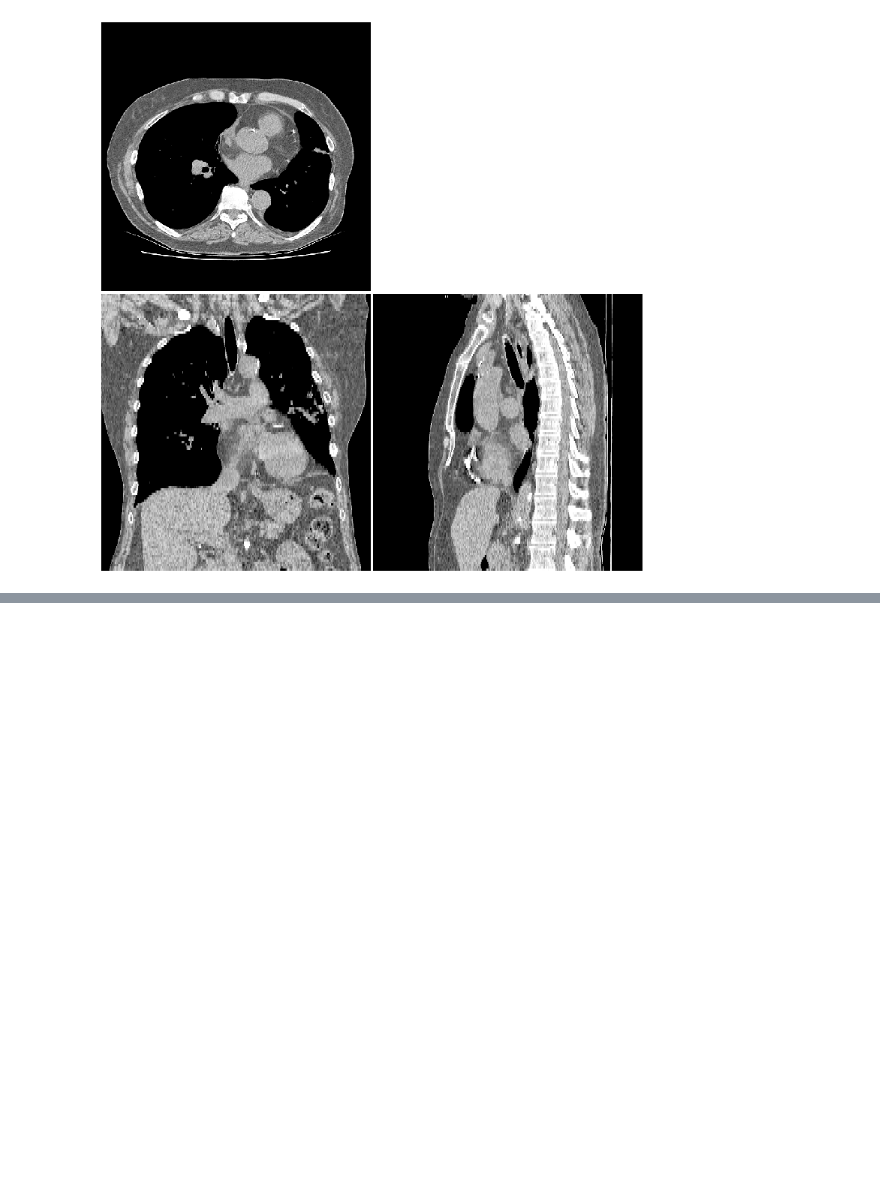
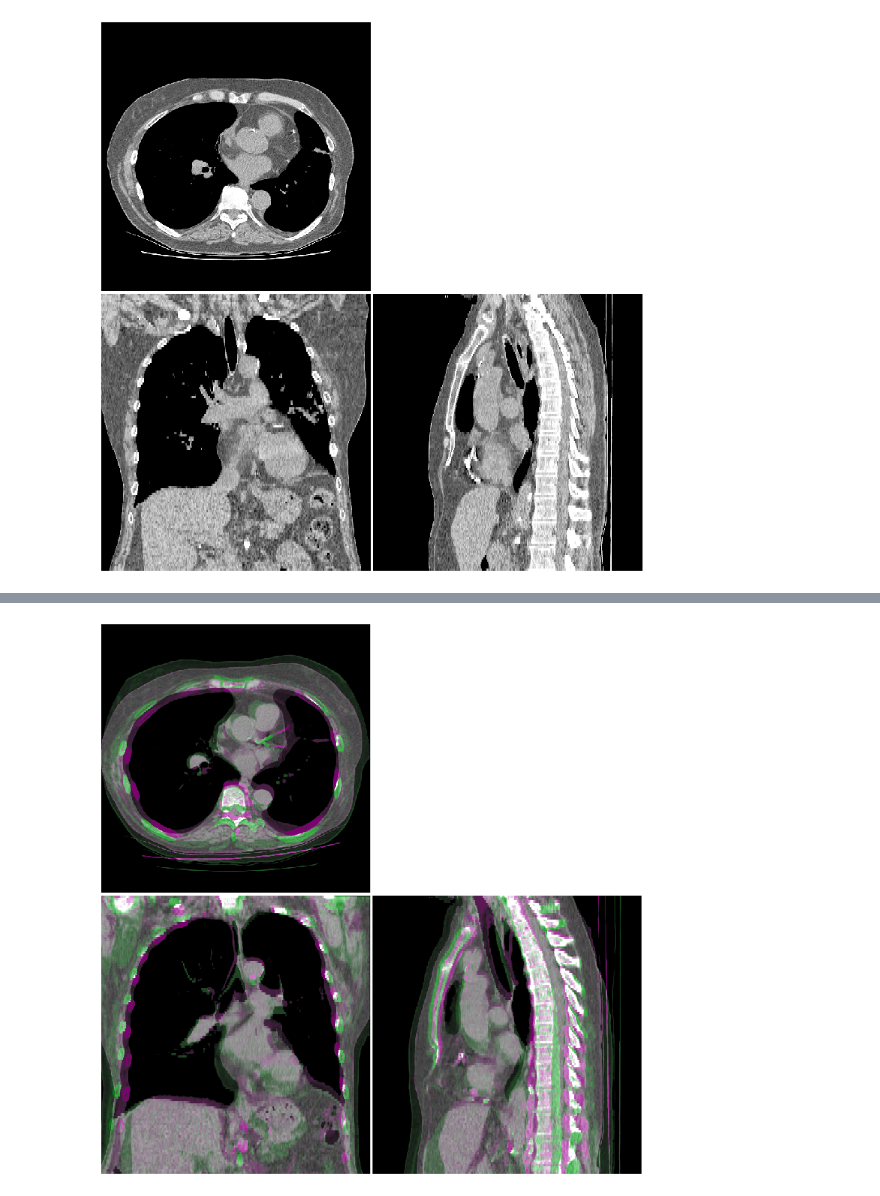
Before and after one commit to peteqian/PlatiPyDemo, a Jupyter notebook: Demo.ipynb, the cells around one changed output, grey strips where cells are left out. Saved outputs shown, nothing was run; the diff lists cells and outputs as text; code cells hidden in the pictures; blank space fills up the shorter version.

```diff
--- a/Demo.ipynb
+++ b/Demo.ipynb
@@ -20,5 +40,14 @@ from platipy.imaging.registration.linear import linear_registration
 img_ct, tfm = linear_registration(
     img_ct_lung_5,
     img_ct_lung_10,
-    verbose = True
+    shrink_factors=[8],
+    smooth_sigmas=[10],
+    reg_method='rigid',
+    verbose = False
 )
+# %%
+vis = ImageVisualiser(img_ct_lung_5)
+vis.add_comparison_overlay(img_ct)
+fig = vis.show()
+# %% [output]
+[figure, added]
```
Also changed, not shown: parts of 3 cells of this notebook, 1 other file.
